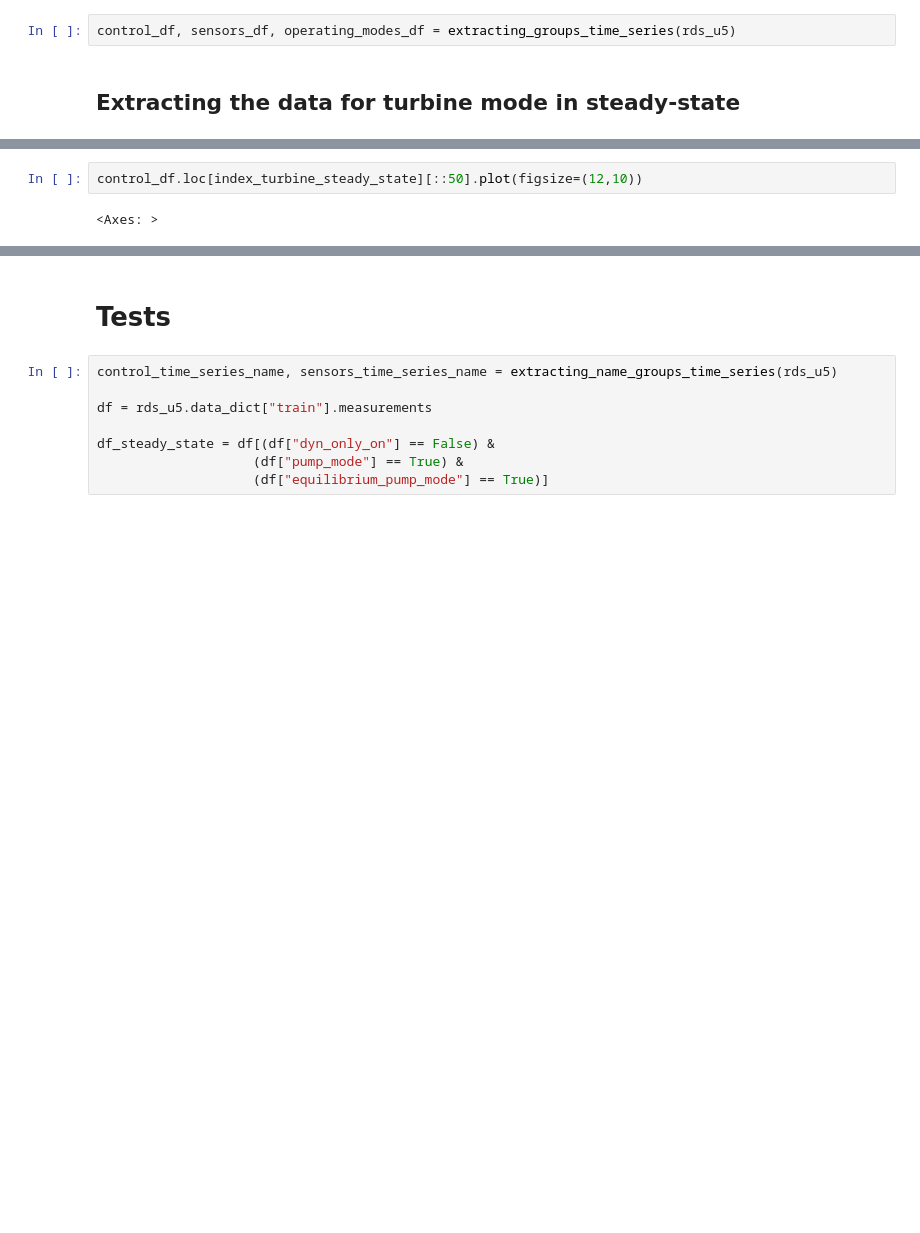
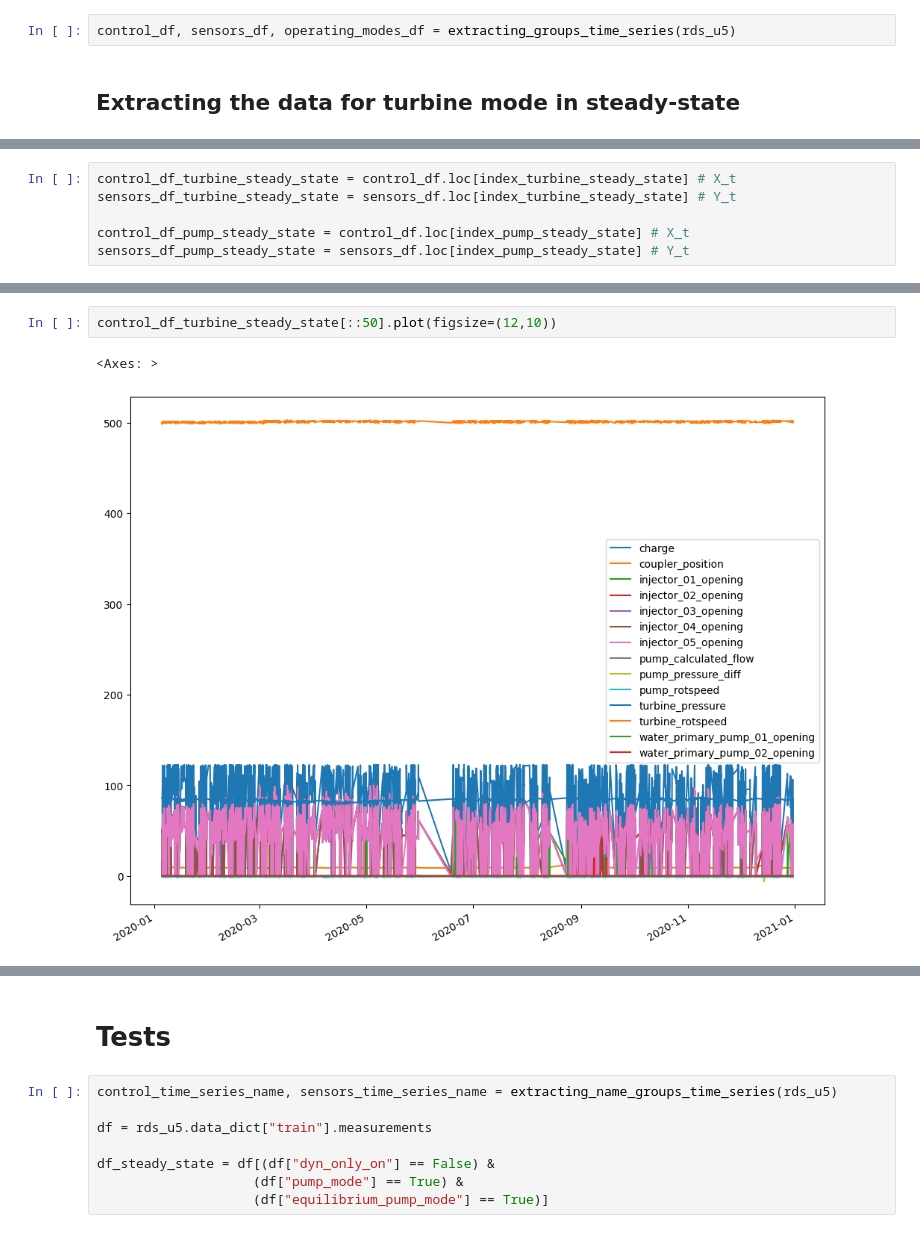
Before and after one commit to JiashengWan/MLPM, a Jupyter notebook: VARX_synthetic.ipynb, the cells around one changed output, grey strips where cells are left out. Cells and saved outputs as stored; diff of their text form; blank space fills up the shorter version.

```diff
--- a/VARX_synthetic.ipynb
+++ b/VARX_synthetic.ipynb
@@ -166,0 +178,6 @@ index_turbine_steady_state = get_indexes_operating_mode(operating_modes_df,
+# %%
+control_df_turbine_steady_state = control_df.loc[index_turbine_steady_state] # X_t
+sensors_df_turbine_steady_state = sensors_df.loc[index_turbine_steady_state] # Y_t
+
+control_df_pump_steady_state = control_df.loc[index_pump_steady_state] # X_t
+sensors_df_pump_steady_state = sensors_df.loc[index_pump_steady_state] # Y_t
@@ -167,4 +202,5 @@ index_turbine_steady_state = get_indexes_operating_mode(operating_modes_df,
 # %%
-control_df.loc[index_turbine_steady_state][::50].plot(figsize=(12,10))
+control_df_turbine_steady_state[::50].plot(figsize=(12,10))
 # %% [output]
 <Axes: >
+[figure, added]
```
Also changed, not shown: parts of 53 cells of this notebook, 2 other files.
